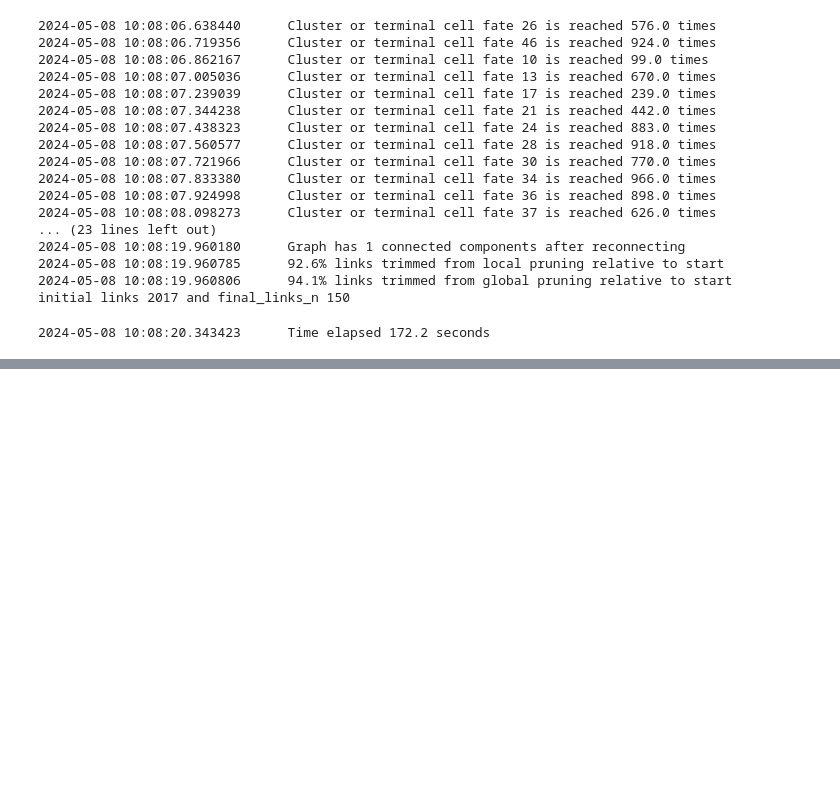
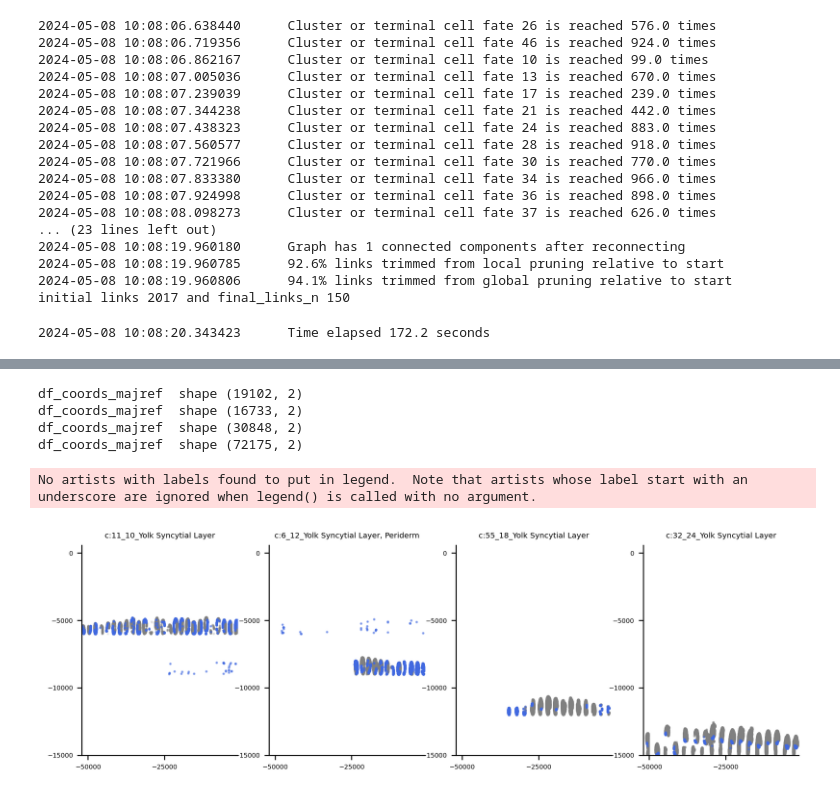
Before and after one commit to ShobiStassen/VIA, a Jupyter notebook: docs/notebooks/Zesta_jp_tutorial.ipynb, the cells around one changed output, grey strips where cells are left out. Drawn from its saved outputs; the diff is of its cells as text; code cells hidden in the pictures; blank space fills up the shorter version.

```diff
--- a/docs/notebooks/Zesta_jp_tutorial.ipynb
+++ b/docs/notebooks/Zesta_jp_tutorial.ipynb
@@ -282,0 +308,26 @@ f2.set_size_inches(3, 3)
+# %%
+'''
+# Option 1
+list_of_figs = via.plot_all_spatial_clusters(spatial_coords=coords, true_label=true_labels_coarse,
+                                             via_labels=pre_labels, alpha=0.5, s=1, verbose=True, reference_labels=time_numeric, reference_labels2=true_labels_fine)
+'''
+# Option 2
+ysl_clus = [[11, 6, 55, 32],'royalblue'] #YSL
+meso_clus = [[4, 63, 3, 45, 56, 57, 41, 50, 58] , 'red'] #eryt+muscle
+noto_clus = [[57, 20], 'orange']
+ns_clus = [[0, 18, 31, 7, 52, 14, 8] , 'turqoise'] #eye+ns
+nc_clus = [[5, 12, 22, 23] ,'deepskyblue'] #neural crest+pigment
+
+celltype_to_plot = ysl_clus
+f, axs = via.plot_clusters_spatial(spatial_coords=coords, via_labels=pre_labels,  clusters=celltype_to_plot[0], color=celltype_to_plot[1],
+                          reference_labels=time_numeric, reference_labels2=true_labels_fine, s=1 )
+f.set_size_inches(10,3)
+for ax in axs:
+    ax.title.set_size(6)
+# %% [output]
+df_coords_majref  shape (19102, 2)
+df_coords_majref  shape (16733, 2)
+df_coords_majref  shape (30848, 2)
+df_coords_majref  shape (72175, 2)
+No artists with labels found to put in legend.  Note that artists whose label start with an underscore are ignored when legend() is called with no argument.
+[figure, added]
```
Also changed, not shown: parts of 10 cells of this notebook.
